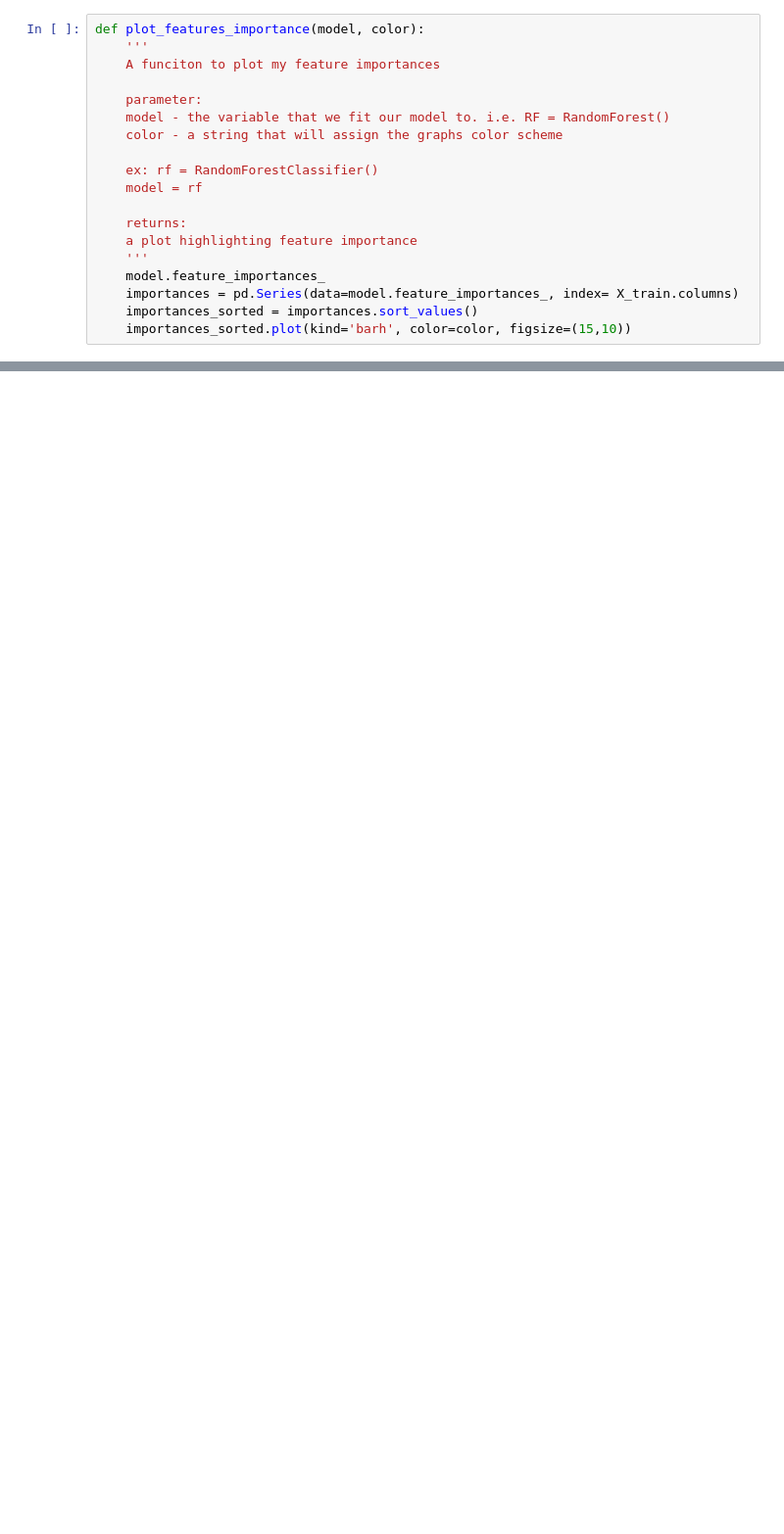
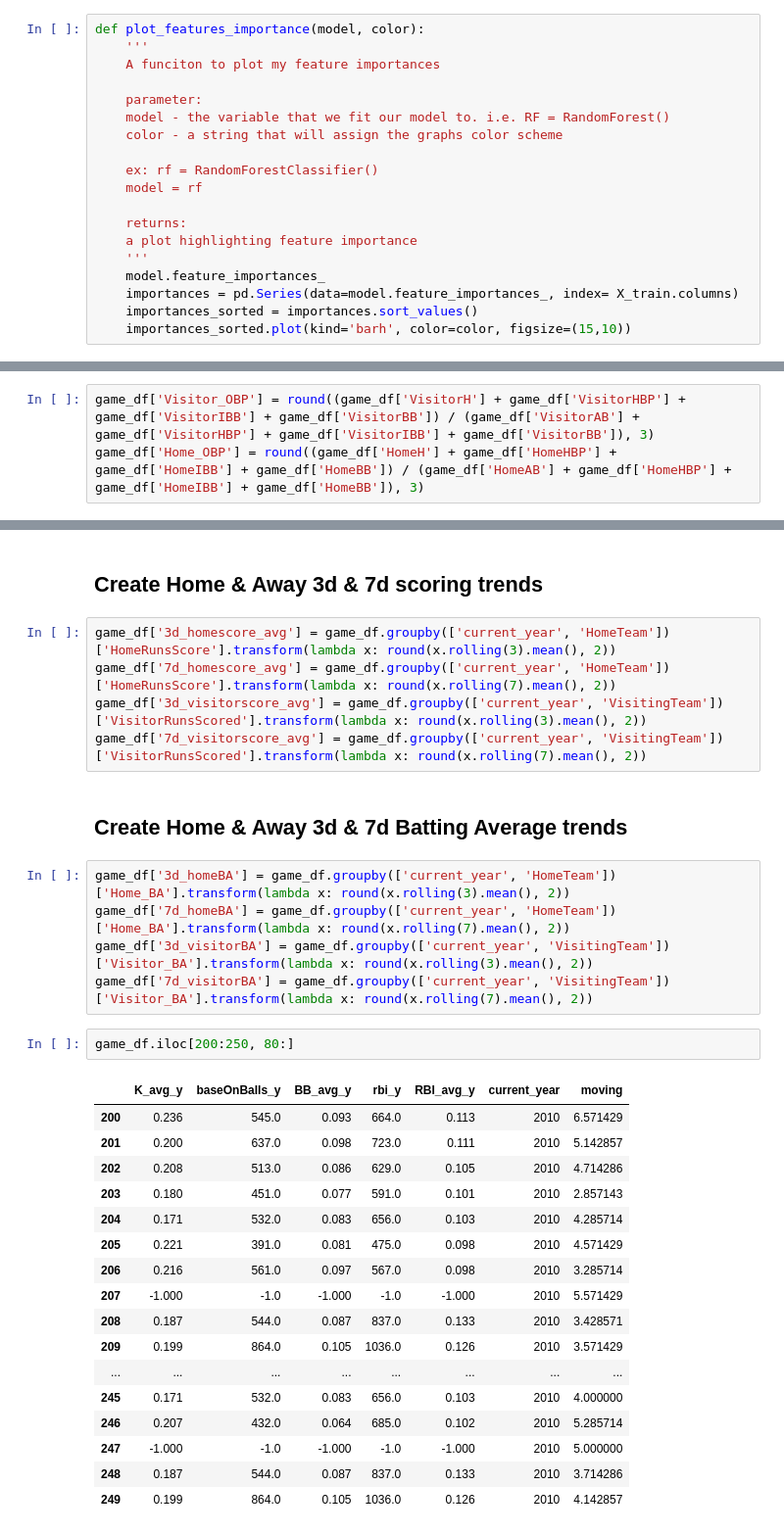
Before and after one commit to egitit/Predicting_MLB_outcomes, a Jupyter notebook: feature_engineering.ipynb, the cells around one changed output, grey strips where cells are left out. Shown: that part at 98% size. Drawn from its saved outputs; the diff is of its cells as text; blank space fills up the shorter version.

Commit message:
making forward progress on 3d & 7d stat trends

```diff
--- a/feature_engineering.ipynb
+++ b/feature_engineering.ipynb
@@ -410,0 +526,3 @@ plot_features_importance(rf, "red")
+# %%
+game_df['Visitor_OBP'] = round((game_df['VisitorH'] + game_df['VisitorHBP'] + game_df['VisitorIBB'] + game_df['VisitorBB']) / (game_df['VisitorAB'] + game_df['VisitorHBP'] + game_df['VisitorIBB'] + game_df['VisitorBB']), 3)
+game_df['Home_OBP'] = round((game_df['HomeH'] + game_df['HomeHBP'] + game_df['HomeIBB'] + game_df['HomeBB']) / (game_df['HomeAB'] + game_df['HomeHBP'] + game_df['HomeIBB'] + game_df['HomeBB']), 3)
@@ -410,0 +556,34 @@ plot_features_importance(rf, "red")
+# %% [markdown]
+## Create Home & Away 3d & 7d scoring trends
+# %%
+game_df['3d_homescore_avg'] = game_df.groupby(['current_year', 'HomeTeam'])['HomeRunsScore'].transform(lambda x: round(x.rolling(3).mean(), 2))
+game_df['7d_homescore_avg'] = game_df.groupby(['current_year', 'HomeTeam'])['HomeRunsScore'].transform(lambda x: round(x.rolling(7).mean(), 2))
+game_df['3d_visitorscore_avg'] = game_df.groupby(['current_year', 'VisitingTeam'])['VisitorRunsScored'].transform(lambda x: round(x.rolling(3).mean(), 2))
+game_df['7d_visitorscore_avg'] = game_df.groupby(['current_year', 'VisitingTeam'])['VisitorRunsScored'].transform(lambda x: round(x.rolling(7).mean(), 2))
+# %% [markdown]
+## Create Home & Away 3d & 7d Batting Average trends
+# %%
+game_df['3d_homeBA'] = game_df.groupby(['current_year', 'HomeTeam'])['Home_BA'].transform(lambda x: round(x.rolling(3).mean(), 2))
+game_df['7d_homeBA'] = game_df.groupby(['current_year', 'HomeTeam'])['Home_BA'].transform(lambda x: round(x.rolling(7).mean(), 2))
+game_df['3d_visitorBA'] = game_df.groupby(['current_year', 'VisitingTeam'])['Visitor_BA'].transform(lambda x: round(x.rolling(3).mean(), 2))
+game_df['7d_visitorBA'] = game_df.groupby(['current_year', 'VisitingTeam'])['Visitor_BA'].transform(lambda x: round(x.rolling(7).mean(), 2))
+# %%
+game_df.iloc[200:250, 80:]
+# %% [output]
+|  | K_avg_y | baseOnBalls_y | BB_avg_y | rbi_y | RBI_avg_y | current_year | moving |
+| 200 | 0.236 | 545.0 | 0.093 | 664.0 | 0.113 | 2010 | 6.571429 |
+| 201 | 0.200 | 637.0 | 0.098 | 723.0 | 0.111 | 2010 | 5.142857 |
+| 202 | 0.208 | 513.0 | 0.086 | 629.0 | 0.105 | 2010 | 4.714286 |
+| 203 | 0.180 | 451.0 | 0.077 | 591.0 | 0.101 | 2010 | 2.857143 |
+| 204 | 0.171 | 532.0 | 0.083 | 656.0 | 0.103 | 2010 | 4.285714 |
+| 205 | 0.221 | 391.0 | 0.081 | 475.0 | 0.098 | 2010 | 4.571429 |
+| 206 | 0.216 | 561.0 | 0.097 | 567.0 | 0.098 | 2010 | 3.285714 |
+| 207 | -1.000 | -1.0 | -1.000 | -1.0 | -1.000 | 2010 | 5.571429 |
+| 208 | 0.187 | 544.0 | 0.087 | 837.0 | 0.133 | 2010 | 3.428571 |
+| 209 | 0.199 | 864.0 | 0.105 | 1036.0 | 0.126 | 2010 | 3.571429 |
+| ... | ... | ... | ... | ... | ... | ... | ... |
+| 245 | 0.171 | 532.0 | 0.083 | 656.0 | 0.103 | 2010 | 4.000000 |
+| 246 | 0.207 | 432.0 | 0.064 | 685.0 | 0.102 | 2010 | 5.285714 |
+| 247 | -1.000 | -1.0 | -1.000 | -1.0 | -1.000 | 2010 | 5.000000 |
+| 248 | 0.187 | 544.0 | 0.087 | 837.0 | 0.133 | 2010 | 3.714286 |
+| 249 | 0.199 | 864.0 | 0.105 | 1036.0 | 0.126 | 2010 | 4.142857 |
```
Also changed, not shown: parts of 27 cells of this notebook.
